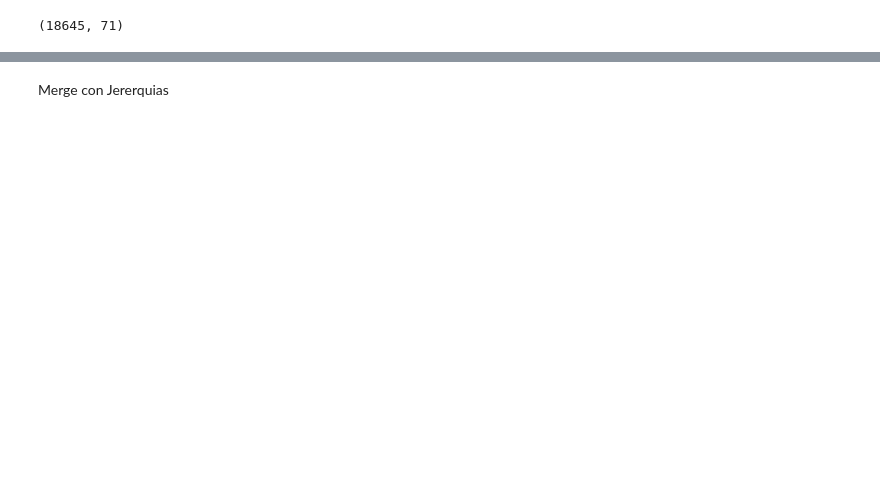
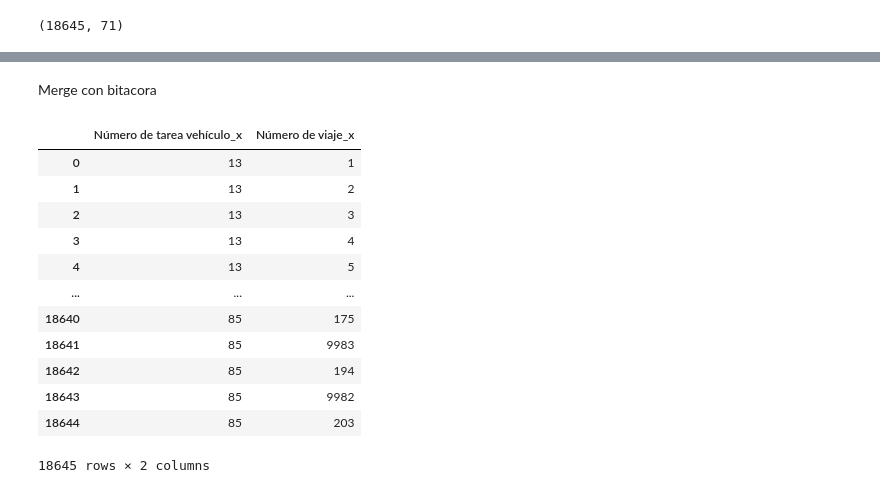
Before and after one commit to williamCastro32/bynm_mergedata, a Jupyter notebook: scripts/Merge.ipynb, the cells around one changed output, grey strips where cells are left out. Saved outputs shown, nothing was run; the diff lists cells and outputs as text; code cells hidden in the pictures; blank space fills up the shorter version.

```diff
--- a/scripts/Merge.ipynb
+++ b/scripts/Merge.ipynb
@@ -285,2 +107,2 @@ prueba['despues_text'] = prueba['Jerarquía'].apply(obtener_texto_despues_ultimo
 # %% [markdown]
-Merge con Jererquias
+Merge con bitacora
@@ -288,0 +109,16 @@ merge.shape
+# %%
+merge[['Número de tarea vehículo_x', 'Número de viaje_x']]
+# %% [output]
+|  | Número de tarea vehículo_x | Número de viaje_x |
+| 0 | 13 | 1 |
+| 1 | 13 | 2 |
+| 2 | 13 | 3 |
+| 3 | 13 | 4 |
+| 4 | 13 | 5 |
+| ... | ... | ... |
+| 18640 | 85 | 175 |
+| 18641 | 85 | 9983 |
+| 18642 | 85 | 194 |
+| 18643 | 85 | 9982 |
+| 18644 | 85 | 203 |
+18645 rows × 2 columns
```
Also changed, not shown: parts of 53 cells of this notebook, 2 other files.
